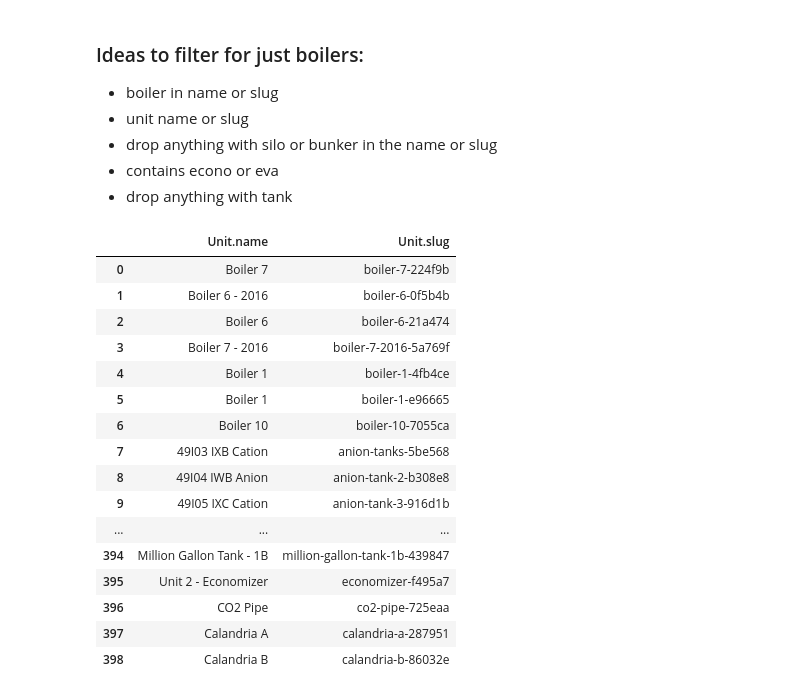
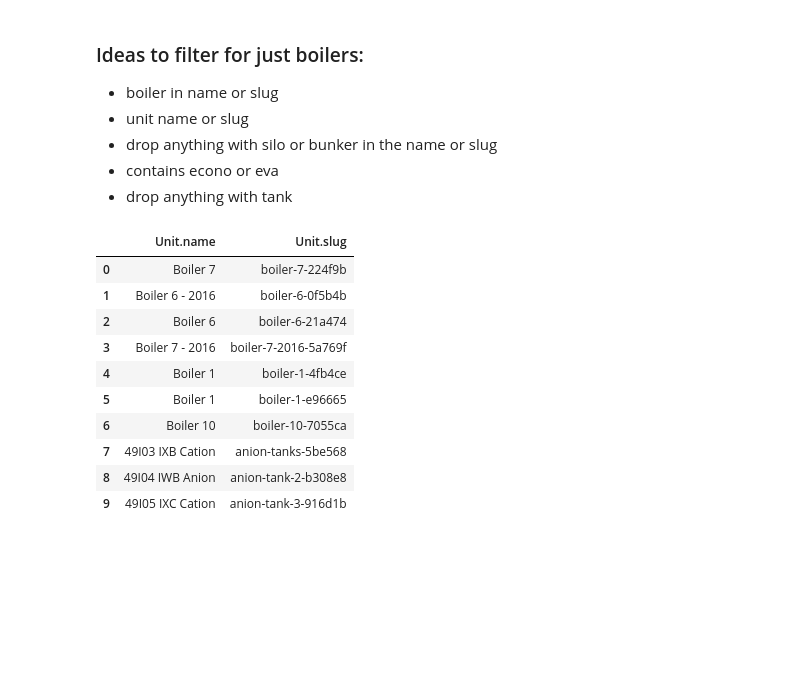
Before and after one commit to GeckoRobotics/davos-data-project, a Jupyter notebook: notebooks/davos.ipynb, the cells around one changed output. Cells and saved outputs as stored; diff of their text form; code cells hidden in the pictures; blank space fills up the shorter version.

```diff
--- a/notebooks/davos.ipynb
+++ b/notebooks/davos.ipynb
@@ -634,22 +630,16 @@ memory usage: 231.7+ KB
 - contains econo or eva
 - drop anything with tank
 # %%
-portalservice_power_units_df.loc[:, ('Unit.name', 'Unit.slug')]
+portalservice_power_units_df.loc[:, ('Unit.name', 'Unit.slug')].head(10)
 # %% [output]
 |  | Unit.name | Unit.slug |
 | 0 | Boiler 7 | boiler-7-224f9b |
 | 1 | Boiler 6 - 2016 | boiler-6-0f5b4b |
 | 2 | Boiler 6 | boiler-6-21a474 |
 | 3 | Boiler 7 - 2016 | boiler-7-2016-5a769f |
 | 4 | Boiler 1 | boiler-1-4fb4ce |
 | 5 | Boiler 1 | boiler-1-e96665 |
 | 6 | Boiler 10 | boiler-10-7055ca |
 | 7 | 49I03 IXB Cation | anion-tanks-5be568 |
 | 8 | 49I04 IWB Anion | anion-tank-2-b308e8 |
 | 9 | 49I05 IXC Cation | anion-tank-3-916d1b |
-| ... | ... | ... |
-| 394 | Million Gallon Tank - 1B | million-gallon-tank-1b-439847 |
-| 395 | Unit 2 - Economizer | economizer-f495a7 |
-| 396 | CO2 Pipe | co2-pipe-725eaa |
-| 397 | Calandria A | calandria-a-287951 |
-| 398 | Calandria B | calandria-b-86032e |
```
Also changed, not shown: parts of 33 cells of this notebook.
